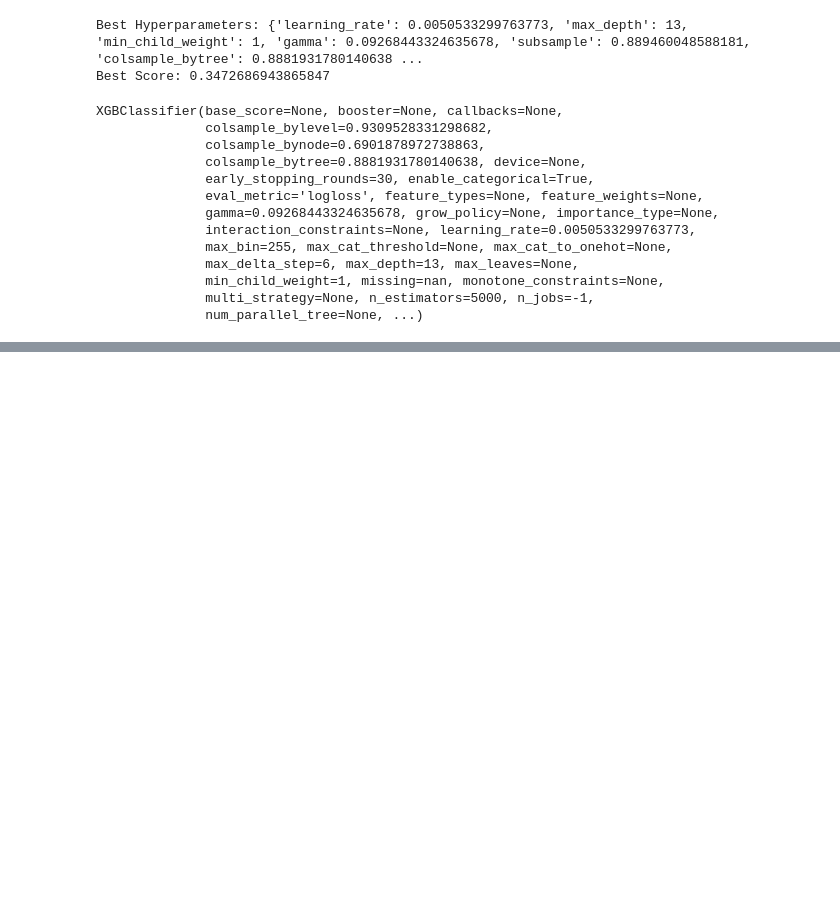
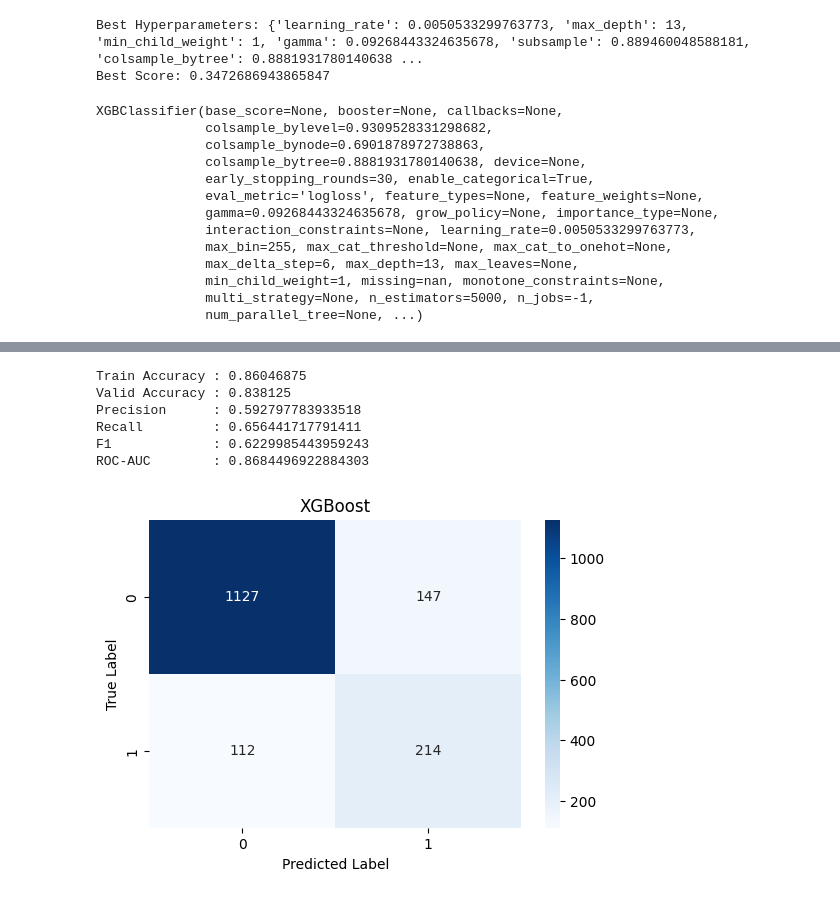
Before and after one commit to AbdelmoezAlaa91/Bank_churn_prediction, a Jupyter notebook: models.ipynb, the cells around one changed output, grey strips where cells are left out. Saved outputs shown, nothing was run; the diff lists cells and outputs as text; code cells hidden in the pictures; blank space fills up the shorter version.

```diff
--- a/models.ipynb
+++ b/models.ipynb
@@ -581,0 +596,37 @@ best_model.fit(
+# %%
+import matplotlib.pyplot as plt
+import seaborn as sns
+from sklearn.metrics import (
+    accuracy_score,
+    precision_score,
+    recall_score,
+    f1_score,
+    roc_auc_score,
+    confusion_matrix
+)
+
+y_val_pred = best_model.predict(X_val)
+
+print("Train Accuracy :", best_model.score(X_tr, y_tr))
+print("Valid Accuracy :", accuracy_score(y_val, y_val_pred))
+print("Precision      :", precision_score(y_val, y_val_pred))
+print("Recall         :", recall_score(y_val, y_val_pred))
+print("F1             :", f1_score(y_val, y_val_pred))
+print("ROC-AUC        :", roc_auc_score(y_val, best_model.predict_proba(X_val)[:, 1]))
+
+cm = confusion_matrix(y_val, y_val_pred)
+
+plt.figure(figsize=(6, 4))
+sns.heatmap(cm, annot=True, fmt="d", cmap="Blues")
+plt.title("XGBoost")
+plt.xlabel("Predicted Label")
+plt.ylabel("True Label")
+plt.show()
+# %% [output]
+Train Accuracy : 0.86046875
+Valid Accuracy : 0.838125
+Precision      : 0.592797783933518
+Recall         : 0.656441717791411
+F1             : 0.6229985443959243
+ROC-AUC        : 0.8684496922884303
+[figure, added]
```
Also changed, not shown: parts of 2 cells of this notebook.
